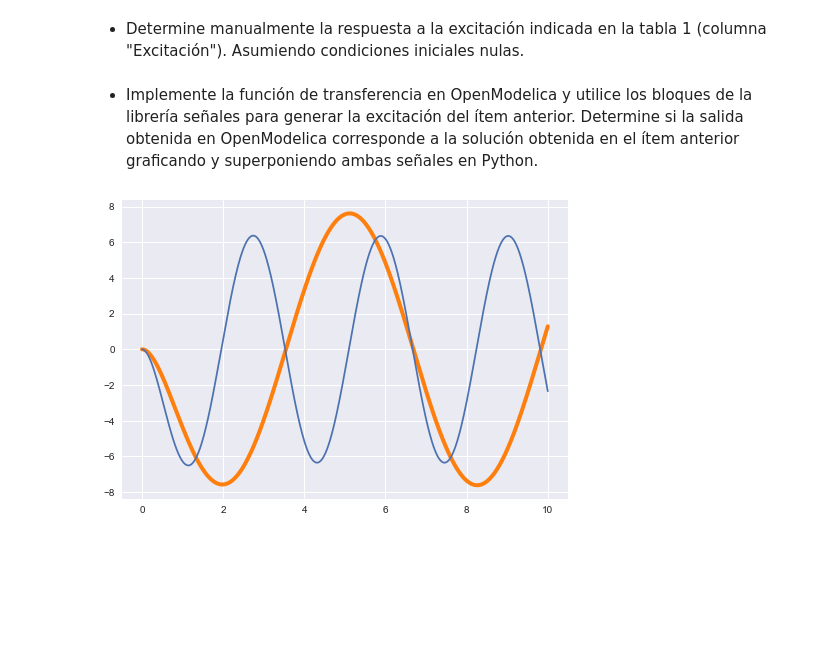
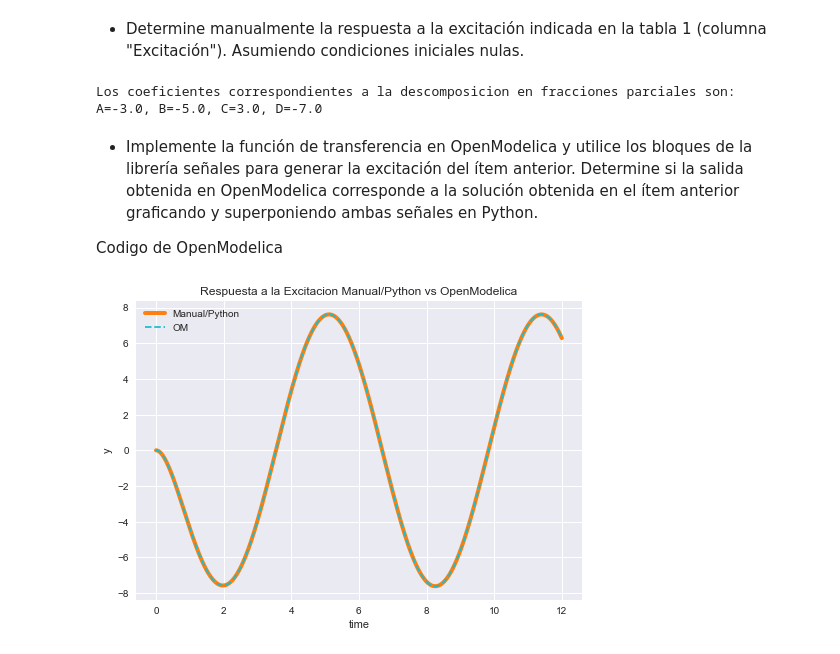
Before and after one commit to evertacosta/ED2021, a Jupyter notebook: Trabajo4/Trabajo4.ipynb, the cells around one changed output. Drawn from its saved outputs; the diff is of its cells as text; code cells hidden in the pictures; blank space fills up the shorter version.

```diff
--- a/Trabajo4/Trabajo4.ipynb
+++ b/Trabajo4/Trabajo4.ipynb
@@ -94,15 +107,3 @@ escalón de la función de transferencia implementada en el ítem anterior.
 Grafique en los mismos ejes la respuesta al escalón dada en el enunciado
 y la respuesta al escalón obtenida en el paquete de control. ¿Coinciden
 éstas respuestas?
-# %%
-def aja():
-
-    t, y = ct.step_response(H)
-    graficar(t, y, 'respuesta al escalon')
-
-aja()
-
-t = np.linspace(0, 4, 300)
-y_enun = -2+(2*np.exp(-2*t)*np.cos(t))
-
-graficar(t, y_enun, 'original')
@@ -130,23 +161,46 @@ graficar(t, y_impul, 'r al impulso calculado')
 # %% [markdown]
 - Determine manualmente la respuesta a la excitación indicada en la
 tabla 1 (columna "Excitación"). Asumiendo condiciones iniciales nulas.
+# %%
+A, B, C, D = solucion_sistema4x5([1, 0, 1, 0],
+                    [0, 1, 4, 1],
+                    [1, 0, 5, 4],
+                    [0, 1, 0, 5],
+
+                    [0, 0, -16, -40])
+
+print("Los coeficientes correspondientes a la descomposicion en fracciones parciales son:\nA={}, B={}, C={}, D={}".format(A, B, C, D))
+# %% [output]
+Los coeficientes correspondientes a la descomposicion en fracciones parciales son:
+A=-3.0, B=-5.0, C=3.0, D=-7.0
 # %% [markdown]
 - Implemente la función de transferencia en OpenModelica y utilice los
 bloques de la librería señales para generar la excitación del ítem anterior.
 Determine si la salida obtenida en OpenModelica corresponde
 a la solución obtenida en el ítem anterior graficando y superponiendo
 ambas señales en Python.
+
+Codigo de OpenModelica
 # %%
-om_parte3_excitacion = pd.read_csv('https://raw.githubusercontent.com/evertacosta/ED2021/main/Trabajo4/om_parte3_excitacion.csv', names=['t', 'y'], skiprows=1)
+# Archivo csv generado desde OpenModelica
+om_parte3_respuesta_excitacion = pd.read_csv('https://raw.githubusercontent.com/evertacosta/ED2021/main/Trabajo4/om_parte3_excitacion.csv', names=['t', 'y'], skiprows=1)
 
-def comparacion_excitacion():
-    t = np.linspace(0, 10, 1000)
-    salida_excitacion_manual = (np.exp(-2*t) * ( (-3*np.cos(t)) + np.sin(t) )) + ((3*np.cos(t)) - (7*np.sin(t)))
+def manual_vs_om_respuesta_excitacion():
+    # creamos el eje del tiempo
+    t = np.linspace(0, 12, 1200)
+
+    # Respuesta obtenida manualmente
+    respuesta_excitacion_manual = (np.exp(-2*t) * ( (-3*np.cos(t)) + np.sin(t) )) + ((3*np.cos(t)) - (7*np.sin(t)))
+
+    # graficamos
     fig, ax = plt.subplots()
+    ax.plot(t,  respuesta_excitacion_manual, label='Manual/Python', lw=4, color='#ff7f0e')
+    ax.plot(om_parte3_respuesta_excitacion.t, om_parte3_respuesta_excitacion.y,  label='OM', ls='--', color='#17becf')
+    ax.set_title('Respuesta a la Excitacion Manual/Python vs OpenModelica')
+    ax.set_xlabel('time')
+    ax.set_ylabel('y')
+    ax.legend()
 
-    ax.plot(t,  salida_excitacion_manual, label='Analitico Python', lw=4, color='#ff7f0e')
-    ax.plot(om_parte3_excitacion.t, om_parte3_excitacion.y)
-
-comparacion_excitacion()
+manual_vs_om_respuesta_excitacion()
 # %% [output]
-[figure, old version]
+[figure, new version]
```
Also changed, not shown: parts of 8 cells of this notebook, 13 other files.
